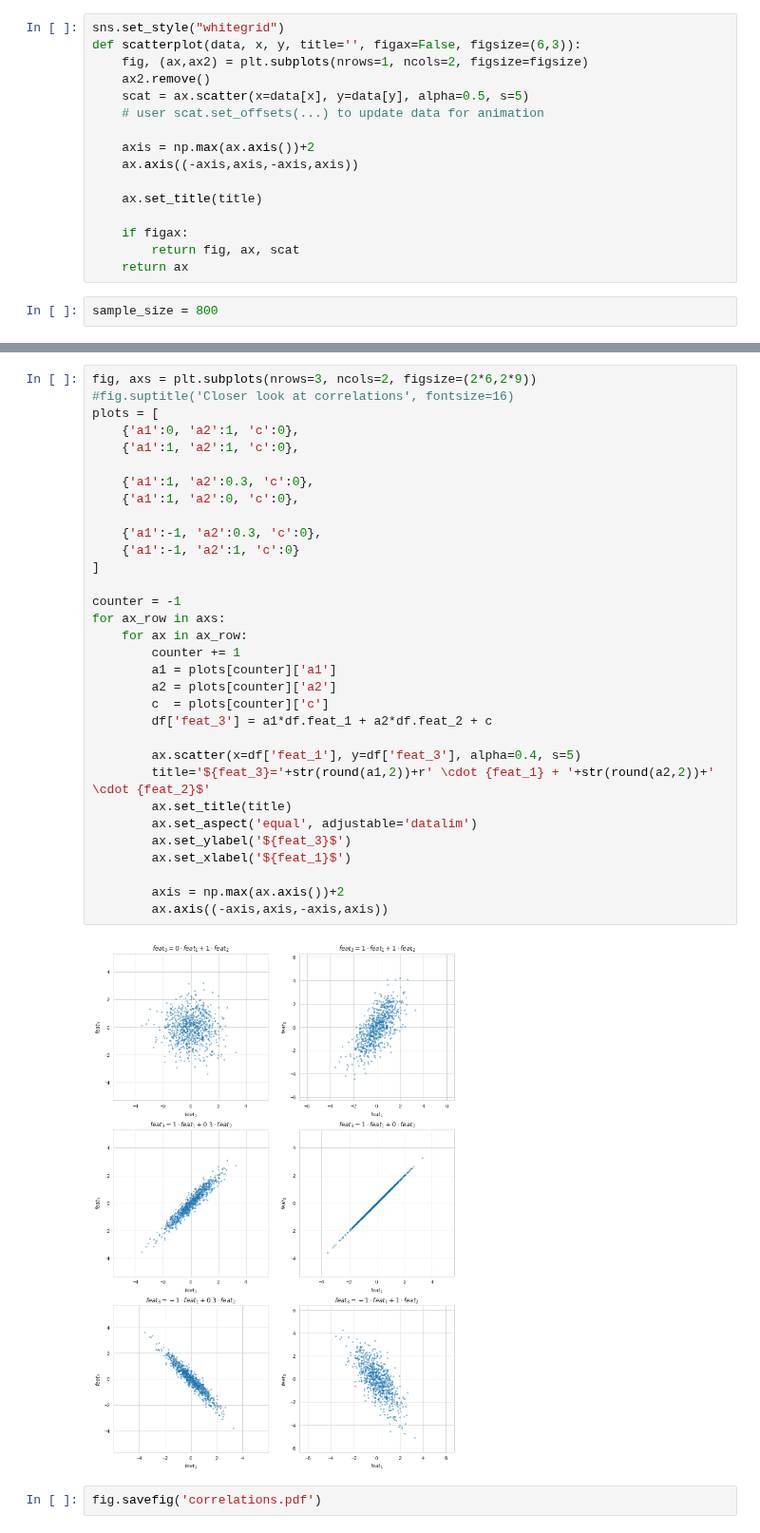
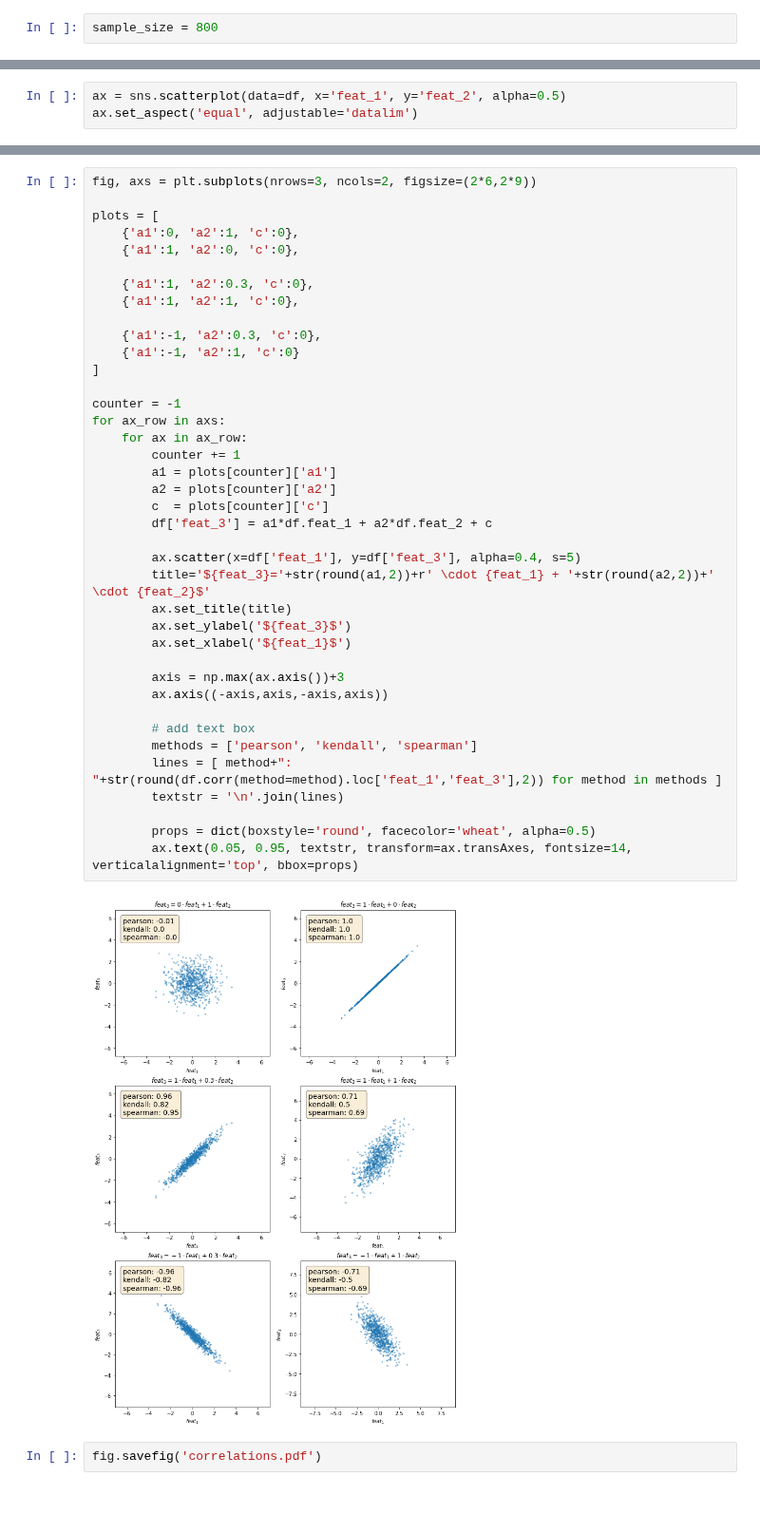
Before and after one commit to raphaelw/data-science-bootcamp, a Jupyter notebook: 02_week/project/correlations.ipynb, the cells around one changed output, grey strips where cells are left out. Shown at 95% size. Saved outputs shown, nothing was run; the diff lists cells and outputs as text; blank space fills up the shorter version.

Commit message:
talk about corr

```diff
--- a/02_week/project/correlations.ipynb
+++ b/02_week/project/correlations.ipynb
@@ -5,22 +5,6 @@ import pandas as pd
 import seaborn as sns
 import numpy as np
 import matplotlib.pyplot as plt
-# %%
-sns.set_style("whitegrid")
-def scatterplot(data, x, y, title='', figax=False, figsize=(6,3)):
-    fig, (ax,ax2) = plt.subplots(nrows=1, ncols=2, figsize=figsize)
-    ax2.remove()
-    scat = ax.scatter(x=data[x], y=data[y], alpha=0.5, s=5)
-    # user scat.set_offsets(...) to update data for animation
-
-    axis = np.max(ax.axis())+2
-    ax.axis((-axis,axis,-axis,axis))
-
-    ax.set_title(title)
-
-    if figax:
-        return fig, ax, scat
-    return ax
 # %%
 sample_size = 800
 # %%
@@ -30,0 +14,3 @@ df = pd.DataFrame(data={'feat_1':feat1, 'feat_2':feat2})
+# %%
+ax = sns.scatterplot(data=df, x='feat_1', y='feat_2', alpha=0.5)
+ax.set_aspect('equal', adjustable='datalim')
@@ -31,36 +44,43 @@ df = pd.DataFrame(data={'feat_1':feat1, 'feat_2':feat2})
 # %%
 fig, axs = plt.subplots(nrows=3, ncols=2, figsize=(2*6,2*9))
-#fig.suptitle('Closer look at correlations', fontsize=16)
+
 plots = [
     {'a1':0, 'a2':1, 'c':0},
-    {'a1':1, 'a2':1, 'c':0},
+    {'a1':1, 'a2':0, 'c':0},
 
     {'a1':1, 'a2':0.3, 'c':0},
-    {'a1':1, 'a2':0, 'c':0},
+    {'a1':1, 'a2':1, 'c':0},
 
     {'a1':-1, 'a2':0.3, 'c':0},
     {'a1':-1, 'a2':1, 'c':0}
 ]
 
 counter = -1
 for ax_row in axs:
     for ax in ax_row:
         counter += 1
         a1 = plots[counter]['a1']
         a2 = plots[counter]['a2']
         c  = plots[counter]['c']
         df['feat_3'] = a1*df.feat_1 + a2*df.feat_2 + c
 
         ax.scatter(x=df['feat_1'], y=df['feat_3'], alpha=0.4, s=5)
         title='${feat_3}='+str(round(a1,2))+r' \cdot {feat_1} + '+str(round(a2,2))+' \cdot {feat_2}$'
         ax.set_title(title)
-        ax.set_aspect('equal', adjustable='datalim')
         ax.set_ylabel('${feat_3}$')
         ax.set_xlabel('${feat_1}$')
 
-        axis = np.max(ax.axis())+2
+        axis = np.max(ax.axis())+3
         ax.axis((-axis,axis,-axis,axis))
+
+        # add text box
+        methods = ['pearson', 'kendall', 'spearman']
+        lines = [ method+": "+str(round(df.corr(method=method).loc['feat_1','feat_3'],2)) for method in methods ]
+        textstr = '\n'.join(lines)
+
+        props = dict(boxstyle='round', facecolor='wheat', alpha=0.5)
+        ax.text(0.05, 0.95, textstr, transform=ax.transAxes, fontsize=14, verticalalignment='top', bbox=props)
 # %% [output]
-[figure, old version]
+[figure, new version]
 # %%
 fig.savefig('correlations.pdf')
```
Also changed, not shown: parts of 11 cells of this notebook, 1 other file.
